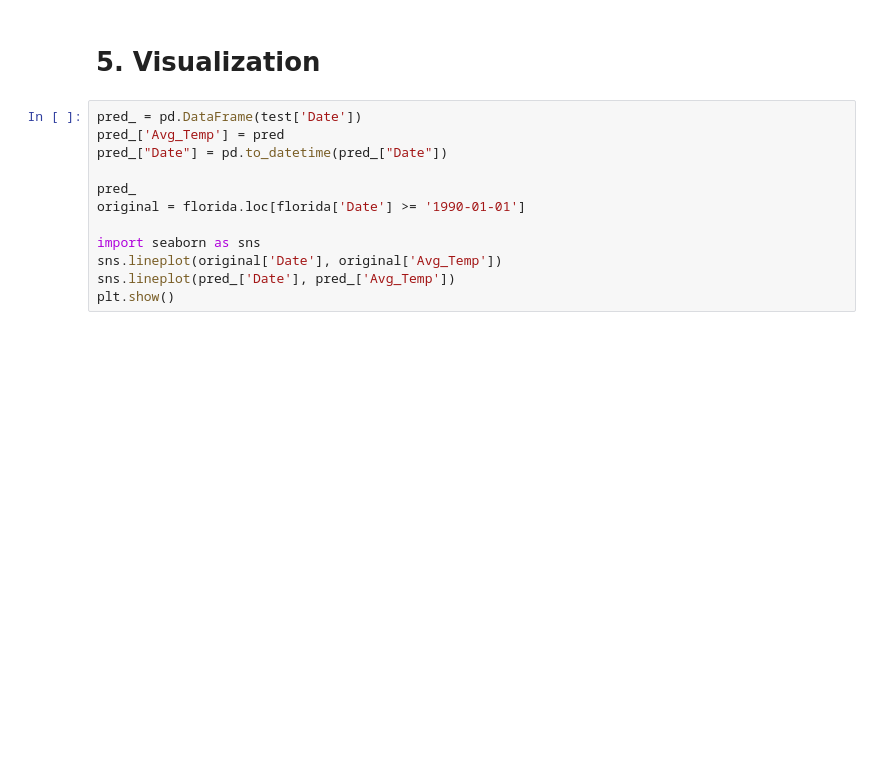
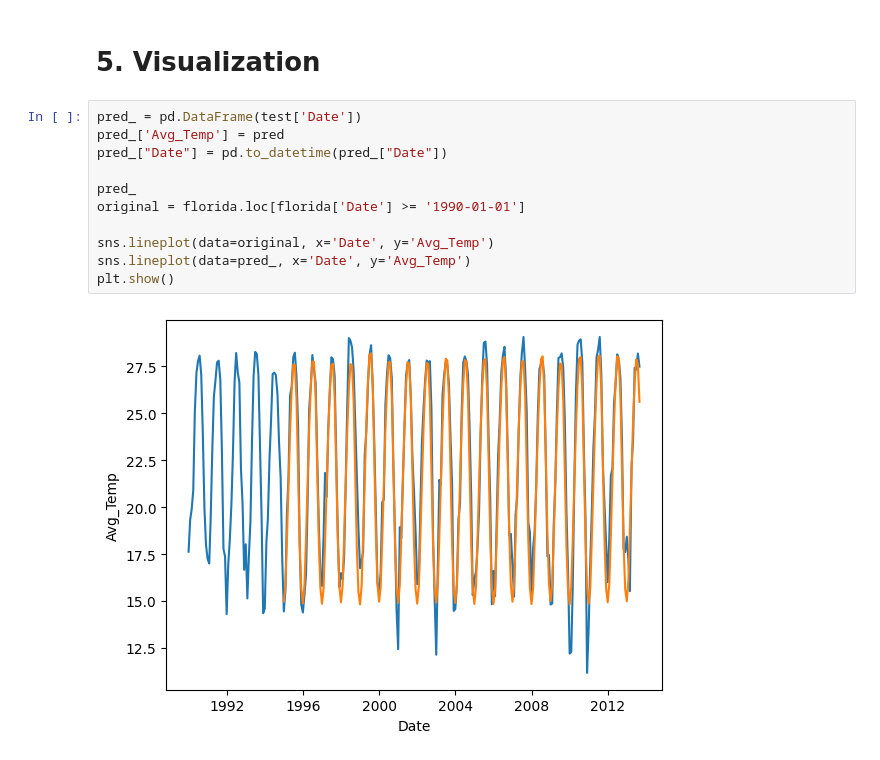
Before and after one commit to Max-Ghadri/Time-Series-Analysis, a Jupyter notebook: LSTM - Time Series Analysis.ipynb, the cells around one changed output. Drawn from its saved outputs; the diff is of its cells as text; blank space fills up the shorter version.

```diff
--- a/LSTM - Time Series Analysis.ipynb
+++ b/LSTM - Time Series Analysis.ipynb
@@ -130,12 +135,13 @@ mean_absolute_error(test['Avg_Temp'], pred)
 # %%
 pred_ = pd.DataFrame(test['Date'])
 pred_['Avg_Temp'] = pred
 pred_["Date"] = pd.to_datetime(pred_["Date"])
 
 pred_
 original = florida.loc[florida['Date'] >= '1990-01-01']
 
-import seaborn as sns
-sns.lineplot(original['Date'], original['Avg_Temp'])
-sns.lineplot(pred_['Date'], pred_['Avg_Temp'])
+sns.lineplot(data=original, x='Date', y='Avg_Temp')
+sns.lineplot(data=pred_, x='Date', y='Avg_Temp')
 plt.show()
+# %% [output]
+[figure, added]
```
Also changed, not shown: parts of 3 cells of this notebook.
